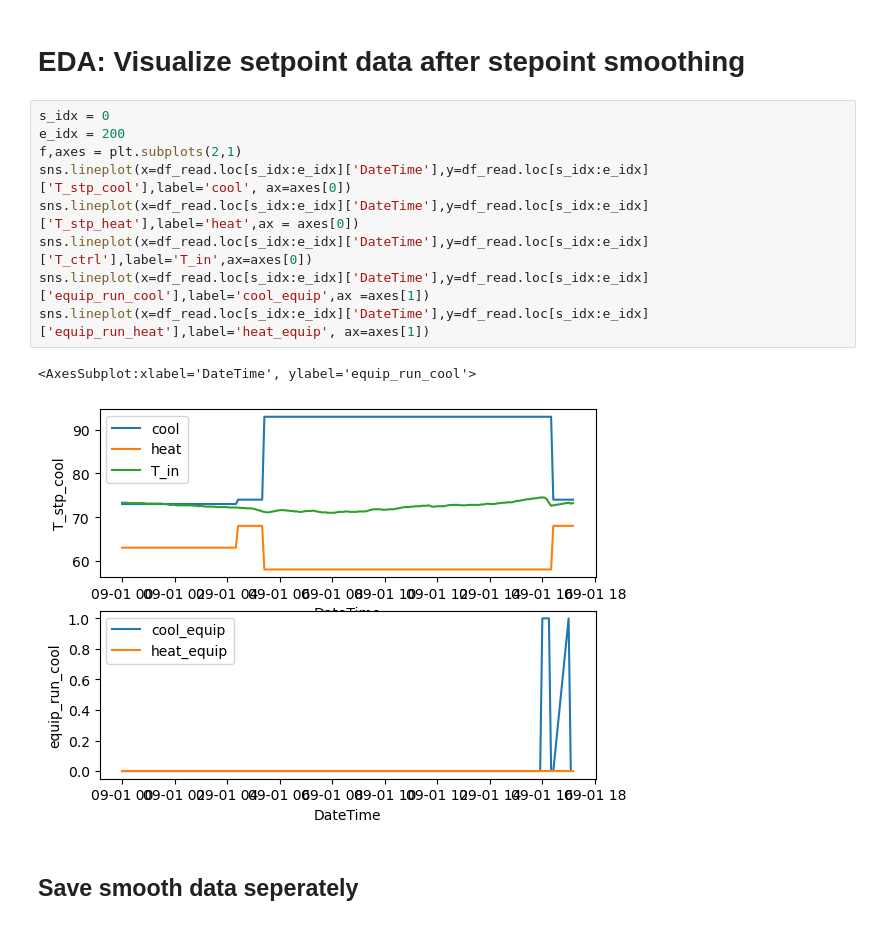
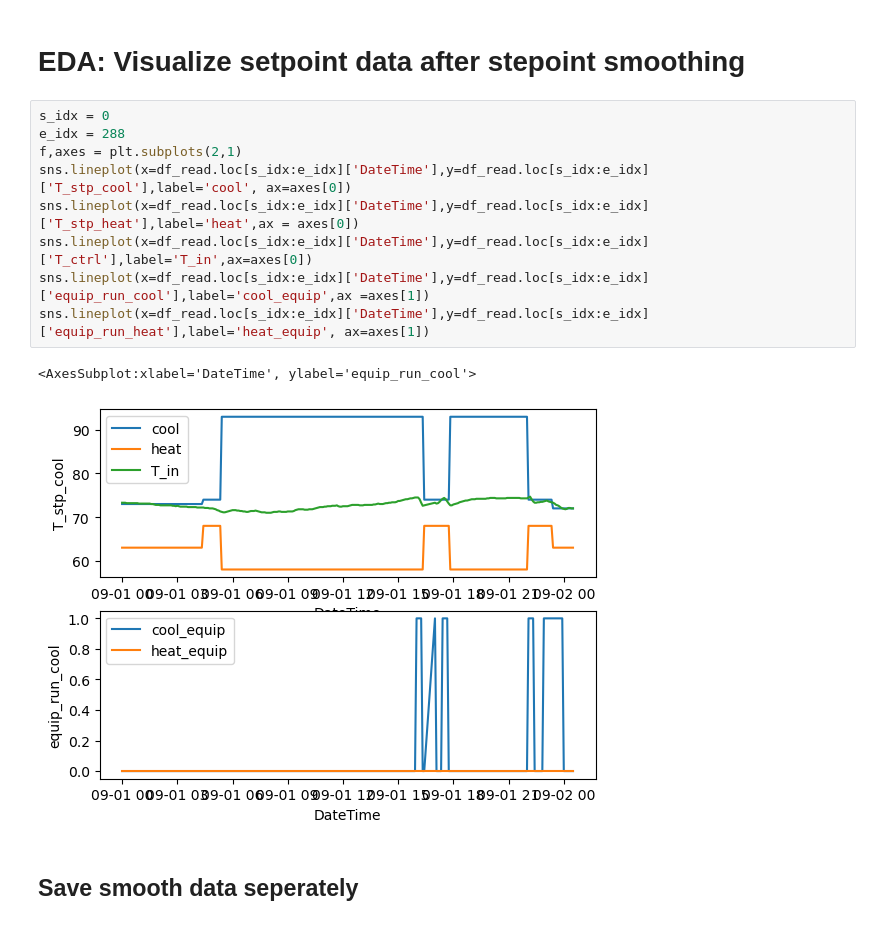
Before and after one commit to NEU-ABLE-LAB/Build_OBM, a Jupyter notebook: tests.ipynb, the cells around one changed output. Drawn from its saved outputs; the diff is of its cells as text.

```diff
--- a/tests.ipynb
+++ b/tests.ipynb
@@ -166,16 +166,16 @@ Starting and ending indices list differ by 0
 # EDA: Visualize setpoint data after stepoint smoothing
 # %%
 s_idx = 0
-e_idx = 200
+e_idx = 288
 f,axes = plt.subplots(2,1)
 sns.lineplot(x=df_read.loc[s_idx:e_idx]['DateTime'],y=df_read.loc[s_idx:e_idx]['T_stp_cool'],label='cool', ax=axes[0])
 sns.lineplot(x=df_read.loc[s_idx:e_idx]['DateTime'],y=df_read.loc[s_idx:e_idx]['T_stp_heat'],label='heat',ax = axes[0])
 sns.lineplot(x=df_read.loc[s_idx:e_idx]['DateTime'],y=df_read.loc[s_idx:e_idx]['T_ctrl'],label='T_in',ax=axes[0])
 sns.lineplot(x=df_read.loc[s_idx:e_idx]['DateTime'],y=df_read.loc[s_idx:e_idx]['equip_run_cool'],label='cool_equip',ax =axes[1])
 sns.lineplot(x=df_read.loc[s_idx:e_idx]['DateTime'],y=df_read.loc[s_idx:e_idx]['equip_run_heat'],label='heat_equip', ax=axes[1])
 # %% [output]
 <AxesSubplot:xlabel='DateTime', ylabel='equip_run_cool'>
-[figure, old version]
+[figure, new version]
 # %% [markdown]
 ## Save smooth data seperately
 # %%
```
Also changed, not shown: parts of 2 cells of this notebook, 3 other files.
